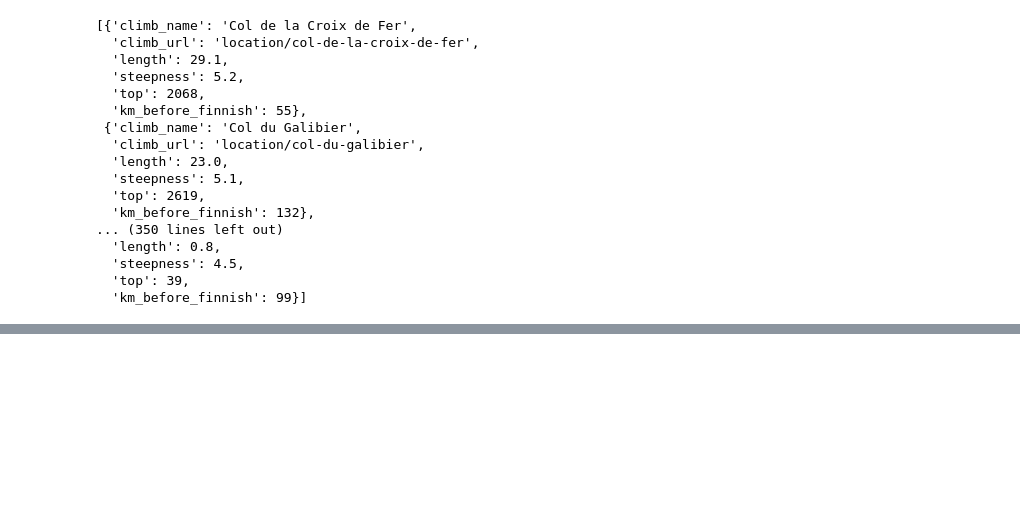
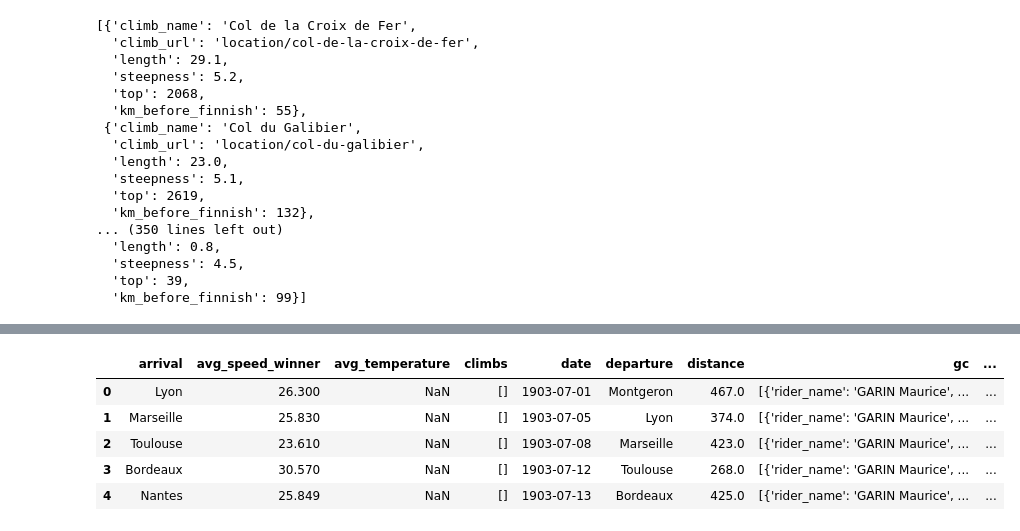
Before and after one commit to Rcm89/Proyecto5-RecorridosCiclsitas, a Jupyter notebook: notebooks/api-procyclingstats.ipynb, the cells around one changed output, grey strips where cells are left out. Drawn from its saved outputs; the diff is of its cells as text; code cells hidden in the pictures; blank space fills up the shorter version.

Commit message:
extraccion api procyclingstats, terminada, limpieza y almacenamiento a medio hacer

```diff
--- a/notebooks/api-procyclingstats.ipynb
+++ b/notebooks/api-procyclingstats.ipynb
@@ -64,0 +91,12 @@ dicc_dataframes=cargar_datos_wikipedia()
+# %%
+lista_ediciones_tres_carreras = [lista_anios_giro, lista_anios_tour, lista_anios_vuelta]
+# %%
+# Por cada una de las tres carreras (Giro, Tour, Vuelta) sacamos con la API de procyclingstats la informacion
+# sobre los ganadores de cada etapa de cada edición
+for lista_ediciones in tqdm(lista_ediciones_tres_carreras):
+    ganadores_etapas_por_anio = []
+    for anio in lista_anios_tour:
+        race = Race(f"race/tour-de-france/{anio}")
+        info_ganadores=race.stages_winners()
+        ganadores_etapas_por_anio.append(info_ganadores)
+       # ganadores_etapas_por_anio[anio] = info_ganadores
@@ -64,0 +113,18 @@ dicc_dataframes=cargar_datos_wikipedia()
+# %%
+# Inicializamos un diccionario para almacenar la información de cada año
+for lista_ediciones in tqdm(lista_ediciones_tres_carreras):
+    lista_informacion=[]
+    for anio in lista_anios_tour:
+        race = Race(f"race/tour-de-france/{anio}")
+        # numero_etapas=len(race.stages())
+        for i, etapa in enumerate(race.stages()):
+            try:
+                stage = Stage(etapa['stage_url'])
+                lista_informacion.append(stage.parse())
+                """
+                ganadores_etapas_por_anio[anio] = info_ganadores
+                print(f"En el año {anio} hubo los siguientes ganadores de_etapas")
+                print(ganadores_etapas_por_anio[anio])
+                """
+            except :
+                print(f"Error al analizar la etapa en el año {anio}:")
@@ -64,0 +150,13 @@ dicc_dataframes=cargar_datos_wikipedia()
+# %%
+pd.set_option('display.max_columns', None)
+# %%
+#Creamos un DataFrame con la informacion que nos ha devuelto la API sobe las etapas
+df_etapas=pd.DataFrame(lista_informacion)
+df_etapas.head()
+# %% [output]
+|  | arrival | avg_speed_winner | avg_temperature | climbs | date | departure | distance | gc | ... |
+| 0 | Lyon | 26.300 | NaN | [] | 1903-07-01 | Montgeron | 467.0 | [{'rider_name': 'GARIN Maurice', ... | ... |
+| 1 | Marseille | 25.830 | NaN | [] | 1903-07-05 | Lyon | 374.0 | [{'rider_name': 'GARIN Maurice', ... | ... |
+| 2 | Toulouse | 23.610 | NaN | [] | 1903-07-08 | Marseille | 423.0 | [{'rider_name': 'GARIN Maurice', ... | ... |
+| 3 | Bordeaux | 30.570 | NaN | [] | 1903-07-12 | Toulouse | 268.0 | [{'rider_name': 'GARIN Maurice', ... | ... |
+| 4 | Nantes | 25.849 | NaN | [] | 1903-07-13 | Bordeaux | 425.0 | [{'rider_name': 'GARIN Maurice', ... | ... |
```
Also changed, not shown: parts of 19 cells of this notebook.
